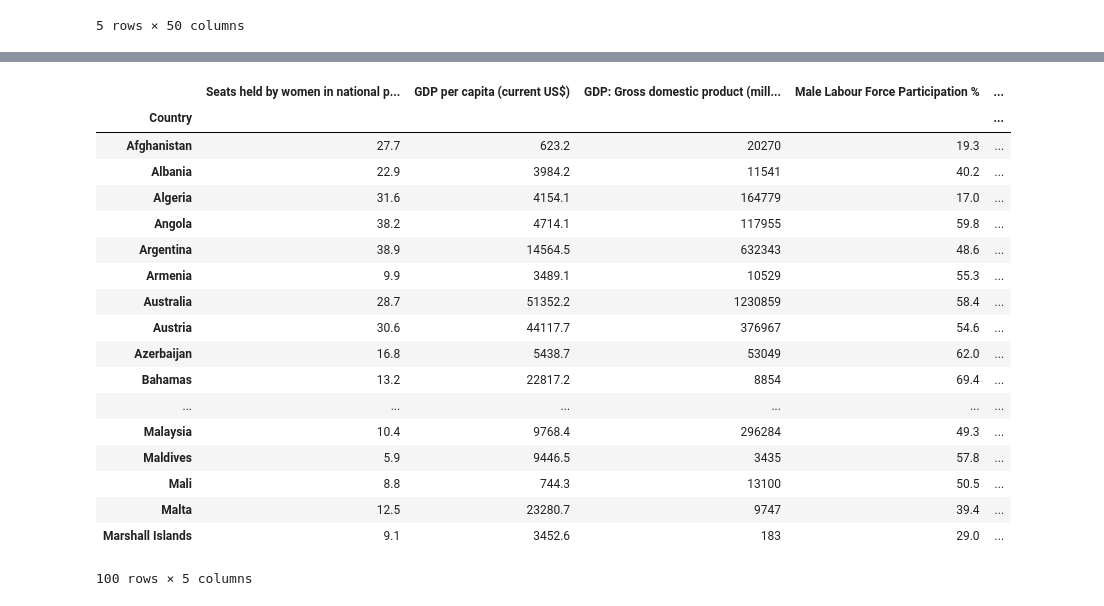
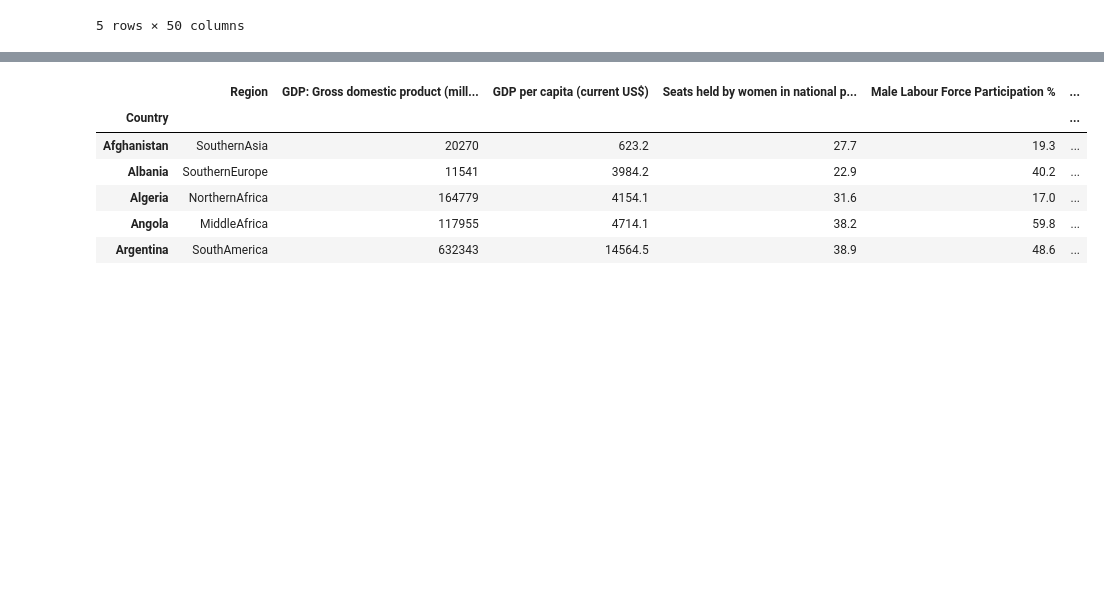
Before and after one commit to Data-Analytics-Project-Group/Visualizing-World-Economic-Trends, a Jupyter notebook: Visualizing World Economic Trends.ipynb, the cells around one changed output, grey strips where cells are left out. Drawn from its saved outputs; the diff is of its cells as text; code cells hidden in the pictures; blank space fills up the shorter version.

Commit message:
changed column order

```diff
--- a/Visualizing World Economic Trends.ipynb
+++ b/Visualizing World Economic Trends.ipynb
@@ -34,7 +36,7 @@ country_data.head()
 # Pop. using improved sanitation facilities (urban/rural, %)
 # Energy production, primary (Petajoules)
 # %%
-gender_df = pd.DataFrame(country_data.loc[:,["country", "GDP: Gross domestic product (million current US$)", "GDP per capita (current US$)", 'Seats held by women in national parliaments %', 'Labour force participation (female/male pop. %)']])
+gender_df = pd.DataFrame(country_data.loc[:,["country", "Region", "GDP: Gross domestic product (million current US$)", "GDP per capita (current US$)", 'Seats held by women in national parliaments %', 'Labour force participation (female/male pop. %)']])
 gender_df = gender_df.set_index("Labour force participation (female/male pop. %)")
 gender_df = gender_df.rename(columns={"country": "Country"})
 
@@ -94,29 +96,25 @@ female_part = [float(value[1]) for value in new_gender_list]
 # %%
 # adding new columns into dataframe
 gender_df.drop(["Labour force participation (female/male pop. %)"], axis = 1, inplace = True)
 gender_df["Male Labour Force Participation %"] = male_part
 gender_df["Female Labour Force Participation %"] = female_part
-gender_df.head(100)
+gender_df = gender_df[["Region",
+                       "GDP: Gross domestic product (million current US$)",
+                       "GDP per capita (current US$)",
+                       "Seats held by women in national parliaments %",
+                       "Male Labour Force Participation %",
+                       "Female Labour Force Participation %"]]
+
+
+gender_df.head()
 # %% [output]
-|  | Seats held by women in national p... | GDP per capita (current US$) | GDP: Gross domestic product (mill... | Male Labour Force Participation % | ... |
-| Country |  |  |  |  | ... |
-| Afghanistan | 27.7 | 623.2 | 20270 | 19.3 | ... |
-| Albania | 22.9 | 3984.2 | 11541 | 40.2 | ... |
-| Algeria | 31.6 | 4154.1 | 164779 | 17.0 | ... |
-| Angola | 38.2 | 4714.1 | 117955 | 59.8 | ... |
-| Argentina | 38.9 | 14564.5 | 632343 | 48.6 | ... |
-| Armenia | 9.9 | 3489.1 | 10529 | 55.3 | ... |
-| Australia | 28.7 | 51352.2 | 1230859 | 58.4 | ... |
-| Austria | 30.6 | 44117.7 | 376967 | 54.6 | ... |
-| Azerbaijan | 16.8 | 5438.7 | 53049 | 62.0 | ... |
-| Bahamas | 13.2 | 22817.2 | 8854 | 69.4 | ... |
-| ... | ... | ... | ... | ... | ... |
-| Malaysia | 10.4 | 9768.4 | 296284 | 49.3 | ... |
-| Maldives | 5.9 | 9446.5 | 3435 | 57.8 | ... |
-| Mali | 8.8 | 744.3 | 13100 | 50.5 | ... |
-| Malta | 12.5 | 23280.7 | 9747 | 39.4 | ... |
-| Marshall Islands | 9.1 | 3452.6 | 183 | 29.0 | ... |
+|  | Region | GDP: Gross domestic product (mill... | GDP per capita (current US$) | Seats held by women in national p... | Male Labour Force Participation % | ... |
+| Country |  |  |  |  |  | ... |
+| Afghanistan | SouthernAsia | 20270 | 623.2 | 27.7 | 19.3 | ... |
+| Albania | SouthernEurope | 11541 | 3984.2 | 22.9 | 40.2 | ... |
+| Algeria | NorthernAfrica | 164779 | 4154.1 | 31.6 | 17.0 | ... |
+| Angola | MiddleAfrica | 117955 | 4714.1 | 38.2 | 59.8 | ... |
+| Argentina | SouthAmerica | 632343 | 14564.5 | 38.9 | 48.6 | ... |
-100 rows × 5 columns
 # %%
 plt.scatter(gender_df["GDP per capita (current US$)"],
             gender_df["Seats held by women in national parliaments %"],
```
Also changed, not shown: parts of 4 cells of this notebook.
